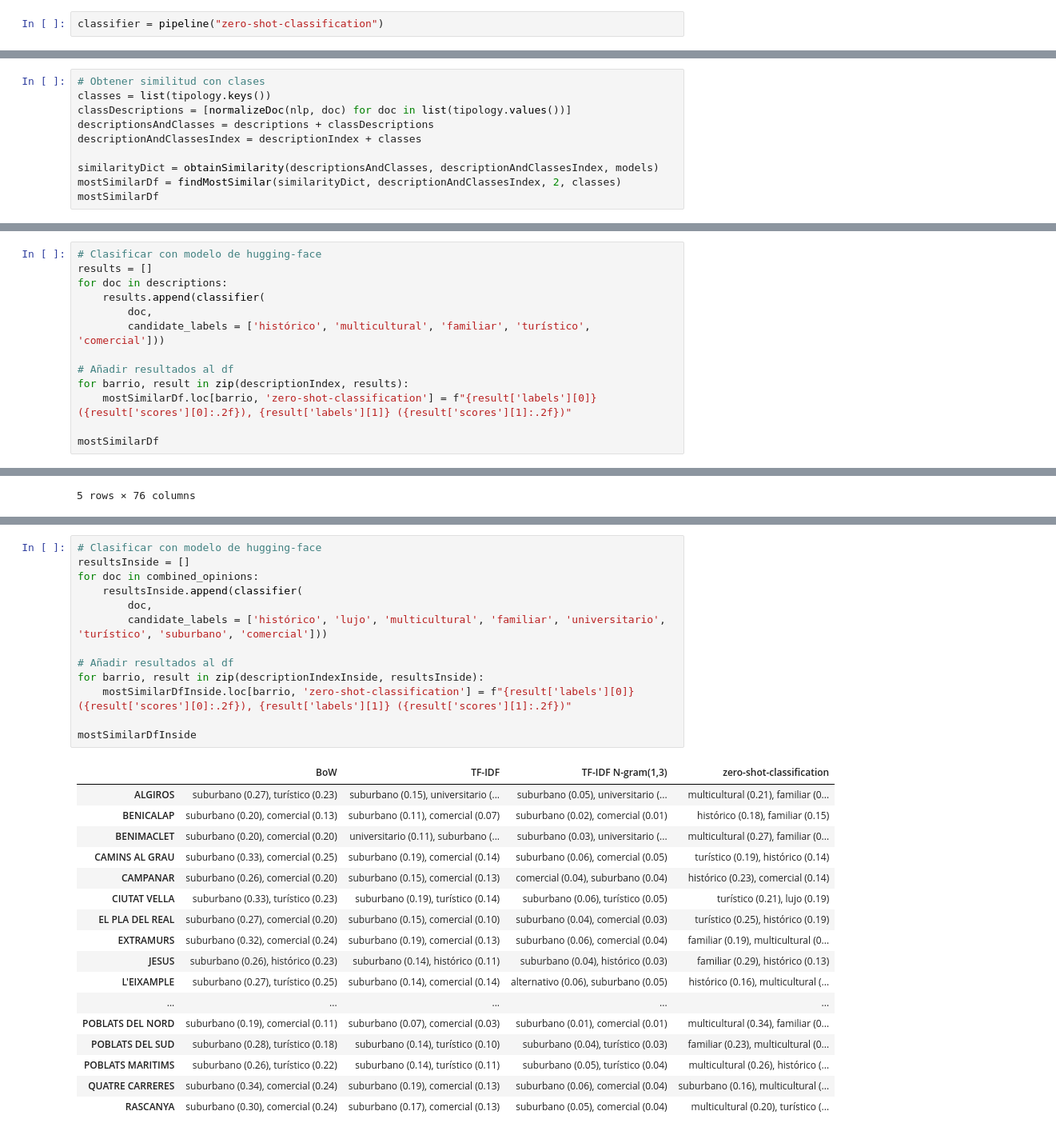
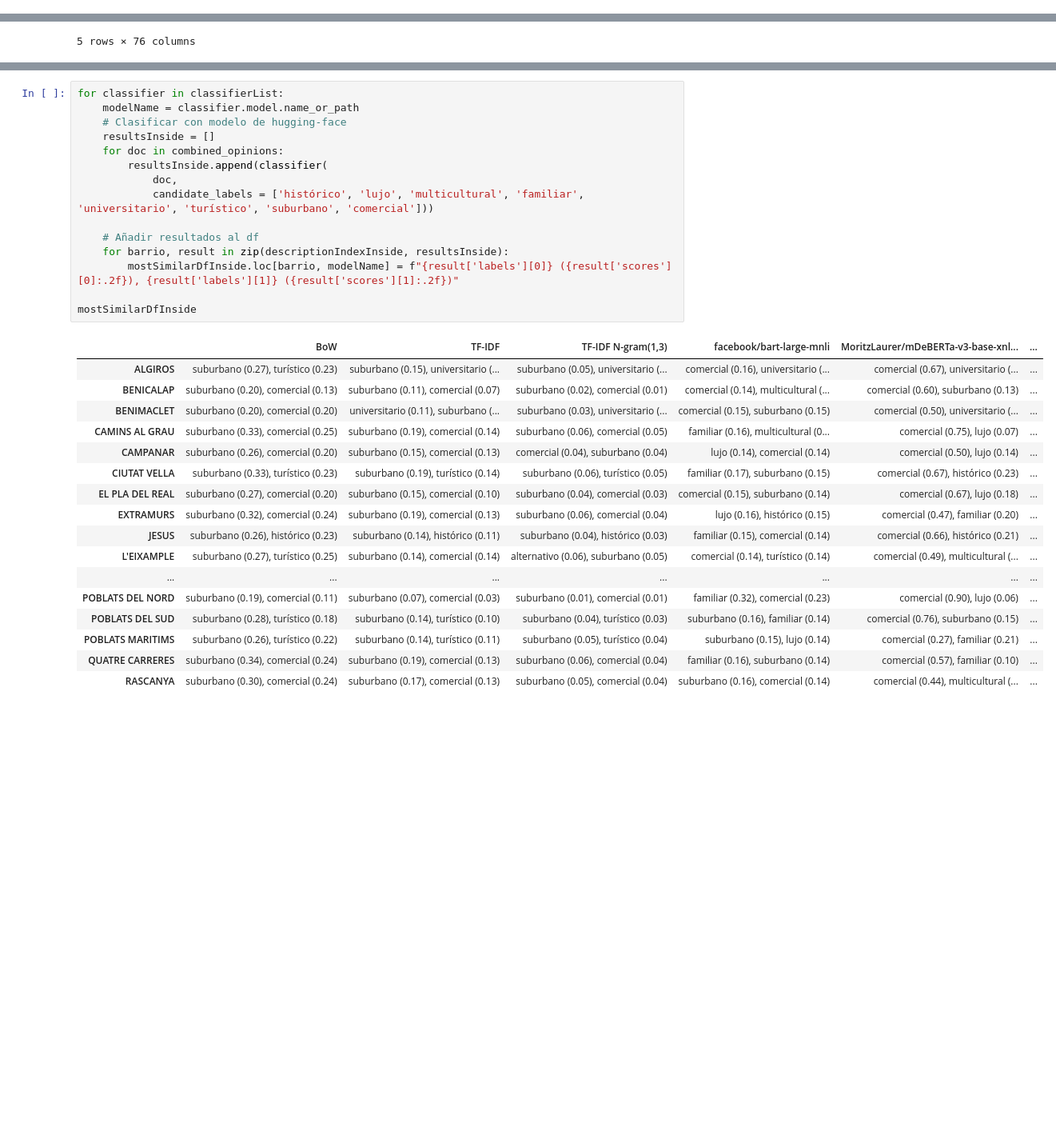
Before and after one commit to esedesam/mcd-nlp-proyecto, a Jupyter notebook: clasificarBarrios.ipynb, the cells around one changed output, grey strips where cells are left out. Shown at 80% size. Drawn from its saved outputs; the diff is of its cells as text; blank space fills up the shorter version.

```diff
--- a/clasificarBarrios.ipynb
+++ b/clasificarBarrios.ipynb
@@ -259,5 +262,3 @@ ax.legend(handles = colorLegend, loc = 'best')
 tipology.keys()
 # %% [output]
 dict_keys(['histórico', 'lujo', 'multicultural', 'familiar', 'universitario', 'turístico', 'alternativo', 'suburbano', 'comercial'])
-# %%
-classifier = pipeline("zero-shot-classification")
@@ -342,10 +319,0 @@ mostSimilarBarrioDf
-# %%
-# Obtener similitud con clases
-classes = list(tipology.keys())
-classDescriptions = [normalizeDoc(nlp, doc) for doc in list(tipology.values())]
-descriptionsAndClasses = descriptions + classDescriptions
-descriptionAndClassesIndex = descriptionIndex + classes
-
-similarityDict = obtainSimilarity(descriptionsAndClasses, descriptionAndClassesIndex, models)
-mostSimilarDf = findMostSimilar(similarityDict, descriptionAndClassesIndex, 2, classes)
-mostSimilarDf
@@ -370,13 +319,0 @@ mostSimilarDf
-# %%
-# Clasificar con modelo de hugging-face
-results = []
-for doc in descriptions:
-    results.append(classifier(
-        doc,
-        candidate_labels = ['histórico', 'multicultural', 'familiar', 'turístico',  'comercial']))
-
-# Añadir resultados al df
-for barrio, result in zip(descriptionIndex, results):
-    mostSimilarDf.loc[barrio, 'zero-shot-classification'] = f"{result['labels'][0]} ({result['scores'][0]:.2f}), {result['labels'][1]} ({result['scores'][1]:.2f})"
-
-mostSimilarDf
@@ -505,36 +415,38 @@ mostSimilarDfInside
 | QUATRE CARRERES | suburbano (0.34), comercial (0.24) | suburbano (0.19), comercial (0.13) | suburbano (0.06), comercial (0.04) |
 | RASCANYA | suburbano (0.30), comercial (0.24) | suburbano (0.17), comercial (0.13) | suburbano (0.05), comercial (0.04) |
 # %%
-# Clasificar con modelo de hugging-face
-resultsInside = []
-for doc in combined_opinions:
-    resultsInside.append(classifier(
-        doc,
-        candidate_labels = ['histórico', 'lujo', 'multicultural', 'familiar', 'universitario', 'turístico', 'suburbano', 'comercial']))
+for classifier in classifierList:
+    modelName = classifier.model.name_or_path
+    # Clasificar con modelo de hugging-face
+    resultsInside = []
+    for doc in combined_opinions:
+        resultsInside.append(classifier(
+            doc,
+            candidate_labels = ['histórico', 'lujo', 'multicultural', 'familiar', 'universitario', 'turístico', 'suburbano', 'comercial']))
 
-# Añadir resultados al df
-for barrio, result in zip(descriptionIndexInside, resultsInside):
-    mostSimilarDfInside.loc[barrio, 'zero-shot-classification'] = f"{result['labels'][0]} ({result['scores'][0]:.2f}), {result['labels'][1]} ({result['scores'][1]:.2f})"
+    # Añadir resultados al df
+    for barrio, result in zip(descriptionIndexInside, resultsInside):
+        mostSimilarDfInside.loc[barrio, modelName] = f"{result['labels'][0]} ({result['scores'][0]:.2f}), {result['labels'][1]} ({result['scores'][1]:.2f})"
 
 mostSimilarDfInside
 # %% [output]
-|  | BoW | TF-IDF | TF-IDF N-gram(1,3) | zero-shot-classification |
-| ALGIROS | suburbano (0.27), turístico (0.23) | suburbano (0.15), universitario (... | suburbano (0.05), universitario (... | multicultural (0.21), familiar (0... |
-| BENICALAP | suburbano (0.20), comercial (0.13) | suburbano (0.11), comercial (0.07) | suburbano (0.02), comercial (0.01) | histórico (0.18), familiar (0.15) |
-| BENIMACLET | suburbano (0.20), comercial (0.20) | universitario (0.11), suburbano (... | suburbano (0.03), universitario (... | multicultural (0.27), familiar (0... |
-| CAMINS AL GRAU | suburbano (0.33), comercial (0.25) | suburbano (0.19), comercial (0.14) | suburbano (0.06), comercial (0.05) | turístico (0.19), histórico (0.14) |
-| CAMPANAR | suburbano (0.26), comercial (0.20) | suburbano (0.15), comercial (0.13) | comercial (0.04), suburbano (0.04) | histórico (0.23), comercial (0.14) |
-| CIUTAT VELLA | suburbano (0.33), turístico (0.23) | suburbano (0.19), turístico (0.14) | suburbano (0.06), turístico (0.05) | turístico (0.21), lujo (0.19) |
-| EL PLA DEL REAL | suburbano (0.27), comercial (0.20) | suburbano (0.15), comercial (0.10) | suburbano (0.04), comercial (0.03) | turístico (0.25), histórico (0.19) |
-| EXTRAMURS | suburbano (0.32), comercial (0.24) | suburbano (0.19), comercial (0.13) | suburbano (0.06), comercial (0.04) | familiar (0.19), multicultural (0... |
-| JESUS | suburbano (0.26), histórico (0.23) | suburbano (0.14), histórico (0.11) | suburbano (0.04), histórico (0.03) | familiar (0.29), histórico (0.13) |
-| L'EIXAMPLE | suburbano (0.27), turístico (0.25) | suburbano (0.14), comercial (0.14) | alternativo (0.06), suburbano (0.05) | histórico (0.16), multicultural (... |
-| ... | ... | ... | ... | ... |
-| POBLATS DEL NORD | suburbano (0.19), comercial (0.11) | suburbano (0.07), comercial (0.03) | suburbano (0.01), comercial (0.01) | multicultural (0.34), familiar (0... |
-| POBLATS DEL SUD | suburbano (0.28), turístico (0.18) | suburbano (0.14), turístico (0.10) | suburbano (0.04), turístico (0.03) | familiar (0.23), multicultural (0... |
-| POBLATS MARITIMS | suburbano (0.26), turístico (0.22) | suburbano (0.14), turístico (0.11) | suburbano (0.05), turístico (0.04) | multicultural (0.26), histórico (... |
-| QUATRE CARRERES | suburbano (0.34), comercial (0.24) | suburbano (0.19), comercial (0.13) | suburbano (0.06), comercial (0.04) | suburbano (0.16), multicultural (... |
-| RASCANYA | suburbano (0.30), comercial (0.24) | suburbano (0.17), comercial (0.13) | suburbano (0.05), comercial (0.04) | multicultural (0.20), turístico (... |
+|  | BoW | TF-IDF | TF-IDF N-gram(1,3) | facebook/bart-large-mnli | MoritzLaurer/mDeBERTa-v3-base-xnl... | ... |
+| ALGIROS | suburbano (0.27), turístico (0.23) | suburbano (0.15), universitario (... | suburbano (0.05), universitario (... | comercial (0.16), universitario (... | comercial (0.67), universitario (... | ... |
+| BENICALAP | suburbano (0.20), comercial (0.13) | suburbano (0.11), comercial (0.07) | suburbano (0.02), comercial (0.01) | comercial (0.14), multicultural (... | comercial (0.60), suburbano (0.13) | ... |
+| BENIMACLET | suburbano (0.20), comercial (0.20) | universitario (0.11), suburbano (... | suburbano (0.03), universitario (... | comercial (0.15), suburbano (0.15) | comercial (0.50), universitario (... | ... |
+| CAMINS AL GRAU | suburbano (0.33), comercial (0.25) | suburbano (0.19), comercial (0.14) | suburbano (0.06), comercial (0.05) | familiar (0.16), multicultural (0... | comercial (0.75), lujo (0.07) | ... |
+| CAMPANAR | suburbano (0.26), comercial (0.20) | suburbano (0.15), comercial (0.13) | comercial (0.04), suburbano (0.04) | lujo (0.14), comercial (0.14) | comercial (0.50), lujo (0.14) | ... |
+| CIUTAT VELLA | suburbano (0.33), turístico (0.23) | suburbano (0.19), turístico (0.14) | suburbano (0.06), turístico (0.05) | familiar (0.17), suburbano (0.15) | comercial (0.67), histórico (0.23) | ... |
+| EL PLA DEL REAL | suburbano (0.27), comercial (0.20) | suburbano (0.15), comercial (0.10) | suburbano (0.04), comercial (0.03) | comercial (0.15), suburbano (0.14) | comercial (0.67), lujo (0.18) | ... |
+| EXTRAMURS | suburbano (0.32), comercial (0.24) | suburbano (0.19), comercial (0.13) | suburbano (0.06), comercial (0.04) | lujo (0.16), histórico (0.15) | comercial (0.47), familiar (0.20) | ... |
+| JESUS | suburbano (0.26), histórico (0.23) | suburbano (0.14), histórico (0.11) | suburbano (0.04), histórico (0.03) | familiar (0.15), comercial (0.14) | comercial (0.66), histórico (0.21) | ... |
+| L'EIXAMPLE | suburbano (0.27), turístico (0.25) | suburbano (0.14), comercial (0.14) | alternativo (0.06), suburbano (0.05) | comercial (0.14), turístico (0.14) | comercial (0.49), multicultural (... | ... |
+| ... | ... | ... | ... | ... | ... | ... |
+| POBLATS DEL NORD | suburbano (0.19), comercial (0.11) | suburbano (0.07), comercial (0.03) | suburbano (0.01), comercial (0.01) | familiar (0.32), comercial (0.23) | comercial (0.90), lujo (0.06) | ... |
+| POBLATS DEL SUD | suburbano (0.28), turístico (0.18) | suburbano (0.14), turístico (0.10) | suburbano (0.04), turístico (0.03) | suburbano (0.16), familiar (0.14) | comercial (0.76), suburbano (0.15) | ... |
+| POBLATS MARITIMS | suburbano (0.26), turístico (0.22) | suburbano (0.14), turístico (0.11) | suburbano (0.05), turístico (0.04) | suburbano (0.15), lujo (0.14) | comercial (0.27), familiar (0.21) | ... |
+| QUATRE CARRERES | suburbano (0.34), comercial (0.24) | suburbano (0.19), comercial (0.13) | suburbano (0.06), comercial (0.04) | familiar (0.16), suburbano (0.14) | comercial (0.57), familiar (0.10) | ... |
+| RASCANYA | suburbano (0.30), comercial (0.24) | suburbano (0.17), comercial (0.13) | suburbano (0.05), comercial (0.04) | suburbano (0.16), comercial (0.14) | comercial (0.44), multicultural (... | ... |
 # %% [markdown]
 Vemos que suburbano abunda muchísimo.
 # %%
```
Also changed, not shown: parts of 26 cells of this notebook, 1 other file.
